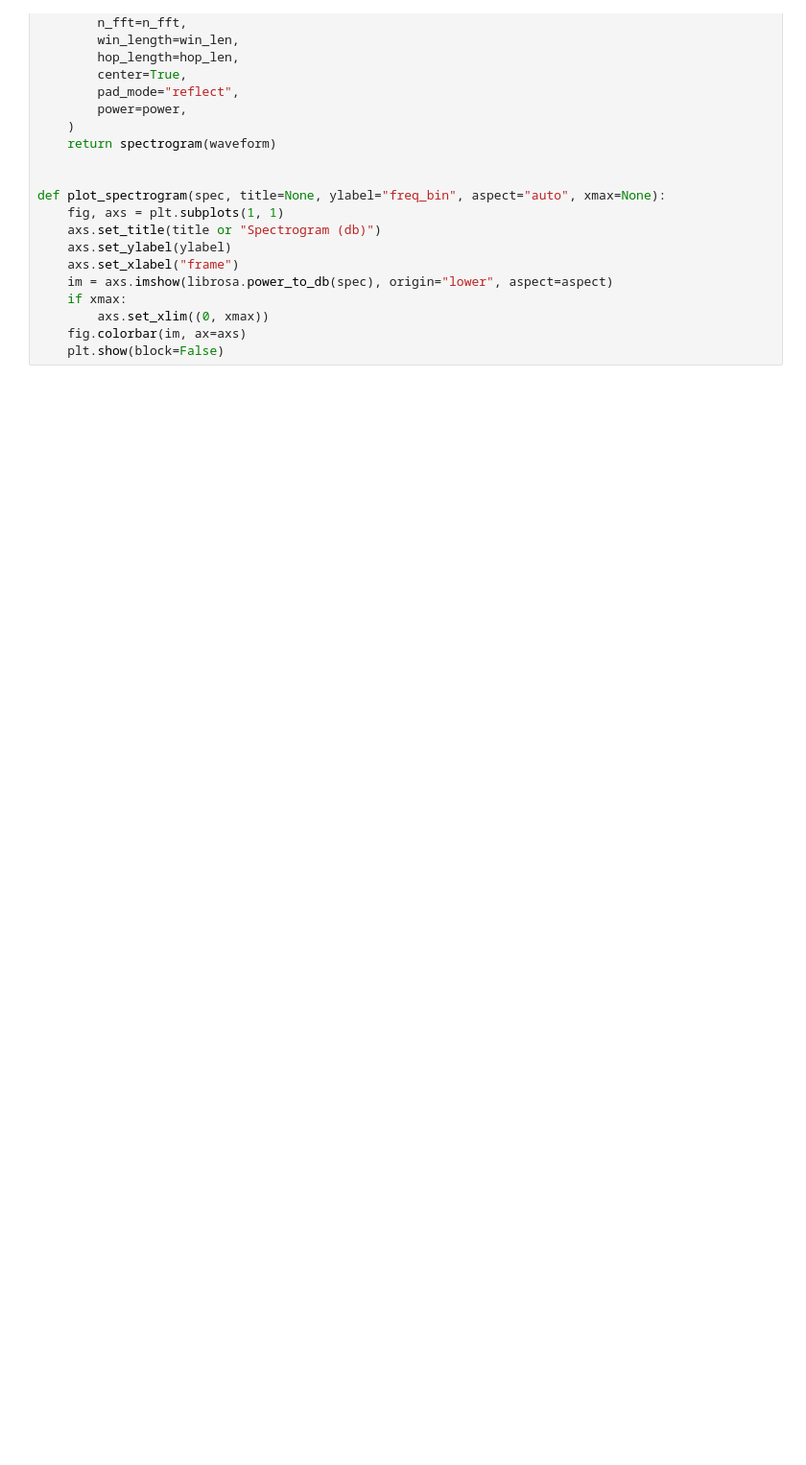
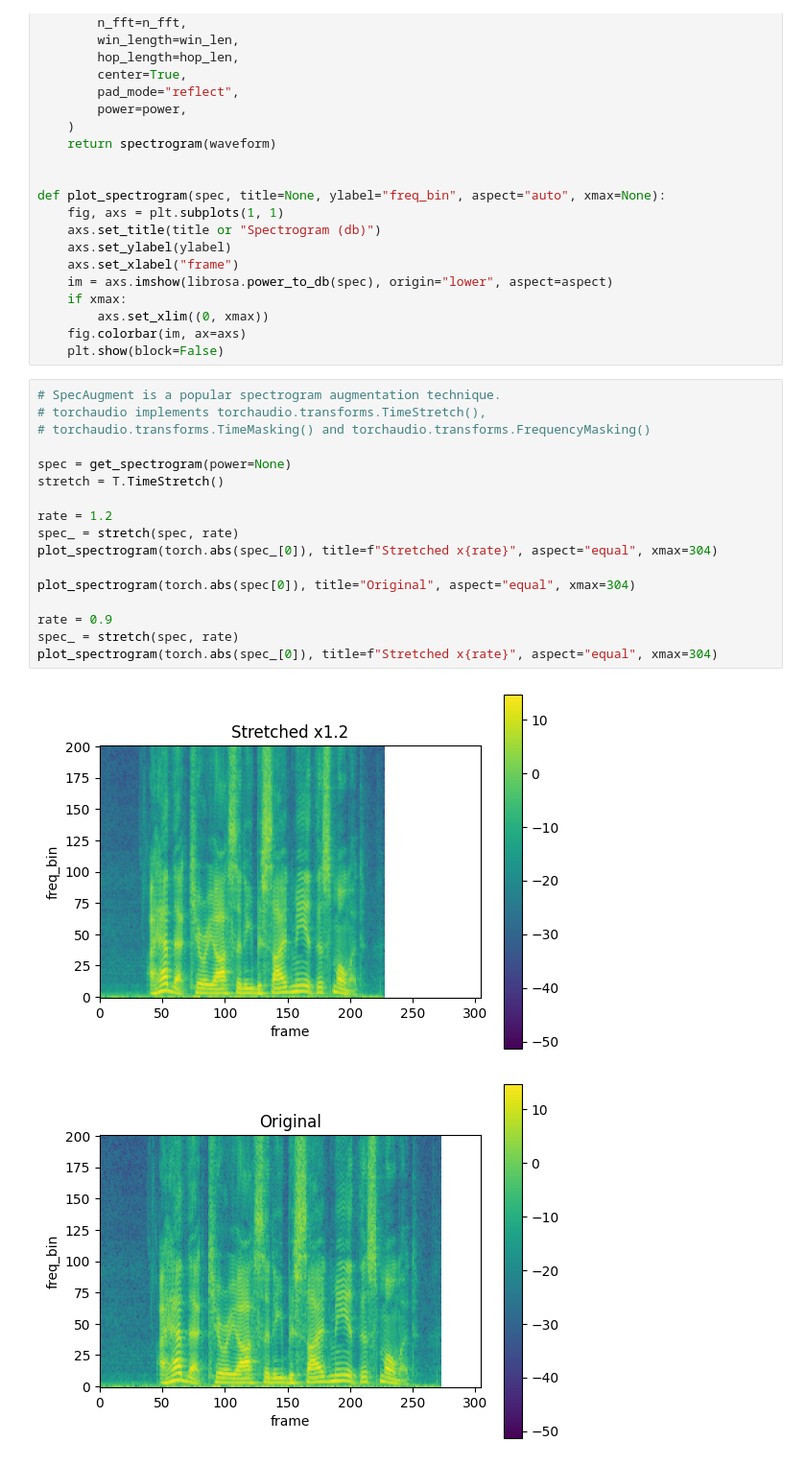
Before and after one commit to fbordwell/torch-examples, a Jupyter notebook: examples/audio_feature_extraction.ipynb, the cells around one changed output. Shown at 96% size. Saved outputs shown, nothing was run; the diff lists cells and outputs as text; blank space fills up the shorter version.

```diff
--- a/examples/audio_feature_extraction.ipynb
+++ b/examples/audio_feature_extraction.ipynb
@@ -80,3 +80,23 @@ def plot_spectrogram(spec, title=None, ylabel="freq_bin", aspect="auto", xmax=No
         axs.set_xlim((0, xmax))
     fig.colorbar(im, ax=axs)
     plt.show(block=False)
+# %%
+# SpecAugment is a popular spectrogram augmentation technique.
+# torchaudio implements torchaudio.transforms.TimeStretch(),
+# torchaudio.transforms.TimeMasking() and torchaudio.transforms.FrequencyMasking()
+
+spec = get_spectrogram(power=None)
+stretch = T.TimeStretch()
+
+rate = 1.2
+spec_ = stretch(spec, rate)
+plot_spectrogram(torch.abs(spec_[0]), title=f"Stretched x{rate}", aspect="equal", xmax=304)
+
+plot_spectrogram(torch.abs(spec[0]), title="Original", aspect="equal", xmax=304)
+
+rate = 0.9
+spec_ = stretch(spec, rate)
+plot_spectrogram(torch.abs(spec_[0]), title=f"Stretched x{rate}", aspect="equal", xmax=304)
+# %% [output]
+[figure, added]
+[figure, added]
```
Also changed, not shown: parts of 3 cells of this notebook, 2 other files.
